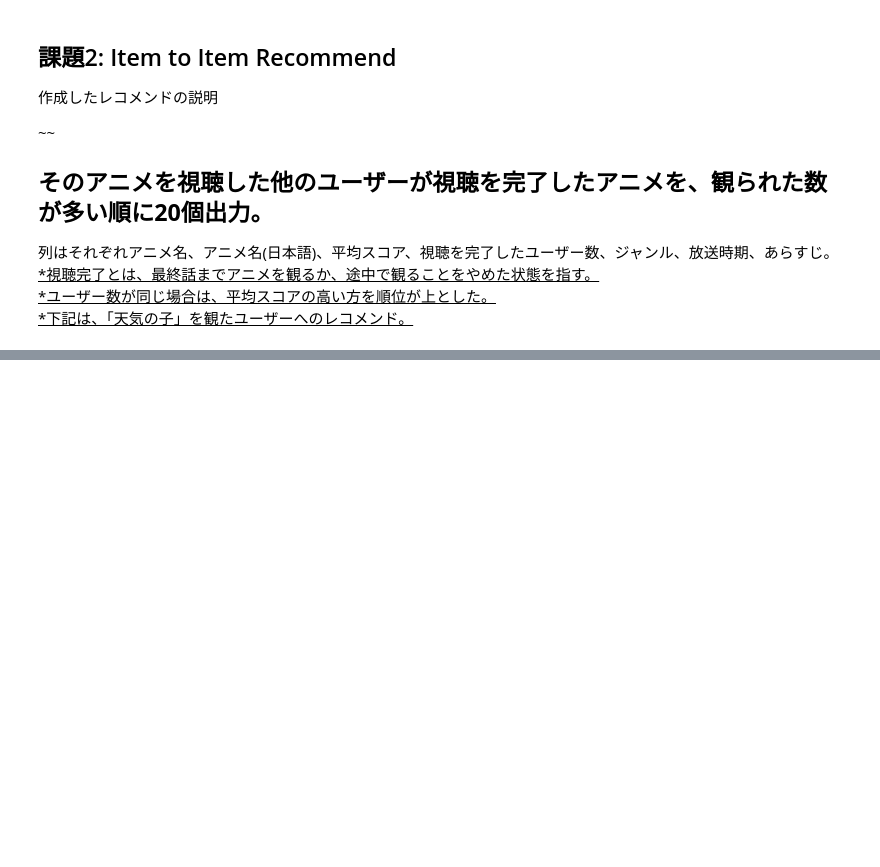
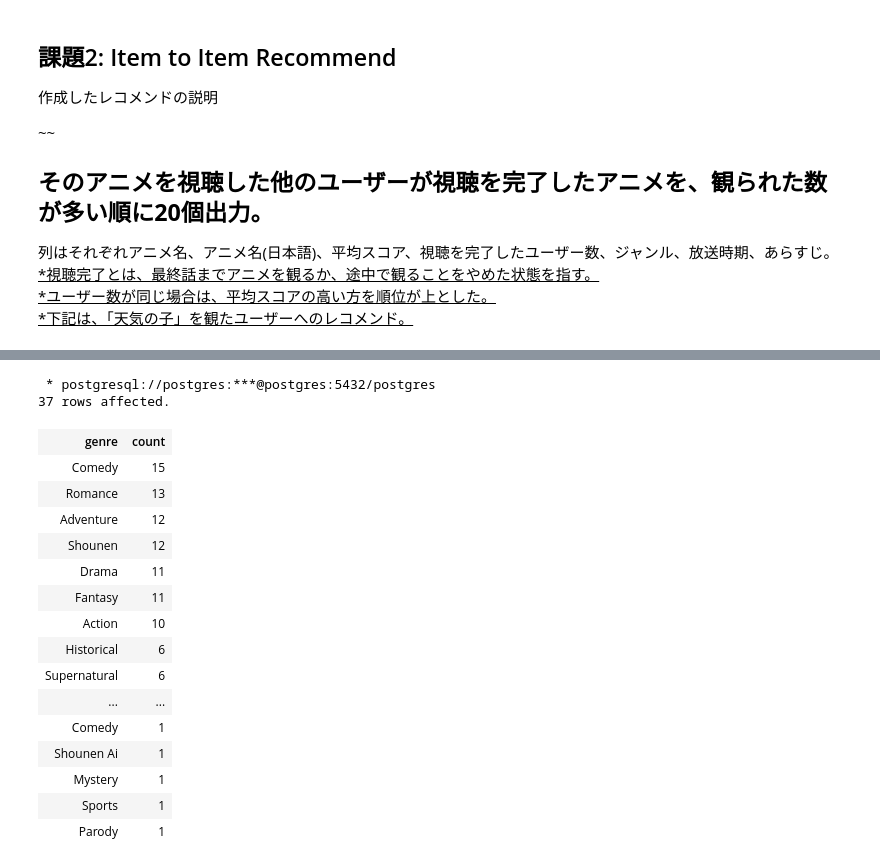
Before and after one commit to ktakada42/Sql-workshop, a Jupyter notebook: Submission__ktakada_.ipynb, the cells around one changed output, grey strips where cells are left out. Saved outputs shown, nothing was run; the diff lists cells and outputs as text; code cells hidden in the pictures; blank space fills up the shorter version.

```diff
--- a/Submission__ktakada_.ipynb
+++ b/Submission__ktakada_.ipynb
@@ -129,2 +126,27 @@ LIMIT 20;
 # %%
 %%sql
+SELECT unnest(string_to_array(genres,',')) AS genre, COUNT(*)
+FROM rating_complete AS rc INNER JOIN anime AS a
+ON rc.anime_id = a.mal_id
+WHERE user_id = 0
+GROUP BY genre
+ORDER BY count DESC;
+# %% [output]
+ * postgresql://postgres:***@postgres:5432/postgres
+37 rows affected.
+| genre | count |
+| Comedy | 15 |
+| Romance | 13 |
+| Adventure | 12 |
+| Shounen | 12 |
+| Drama | 11 |
+| Fantasy | 11 |
+| Action | 10 |
+| Historical | 6 |
+| Supernatural | 6 |
+| ... | ... |
+| Comedy | 1 |
+| Shounen Ai | 1 |
+| Mystery | 1 |
+| Sports | 1 |
+| Parody | 1 |
```
Also changed, not shown: parts of 2 cells of this notebook.
